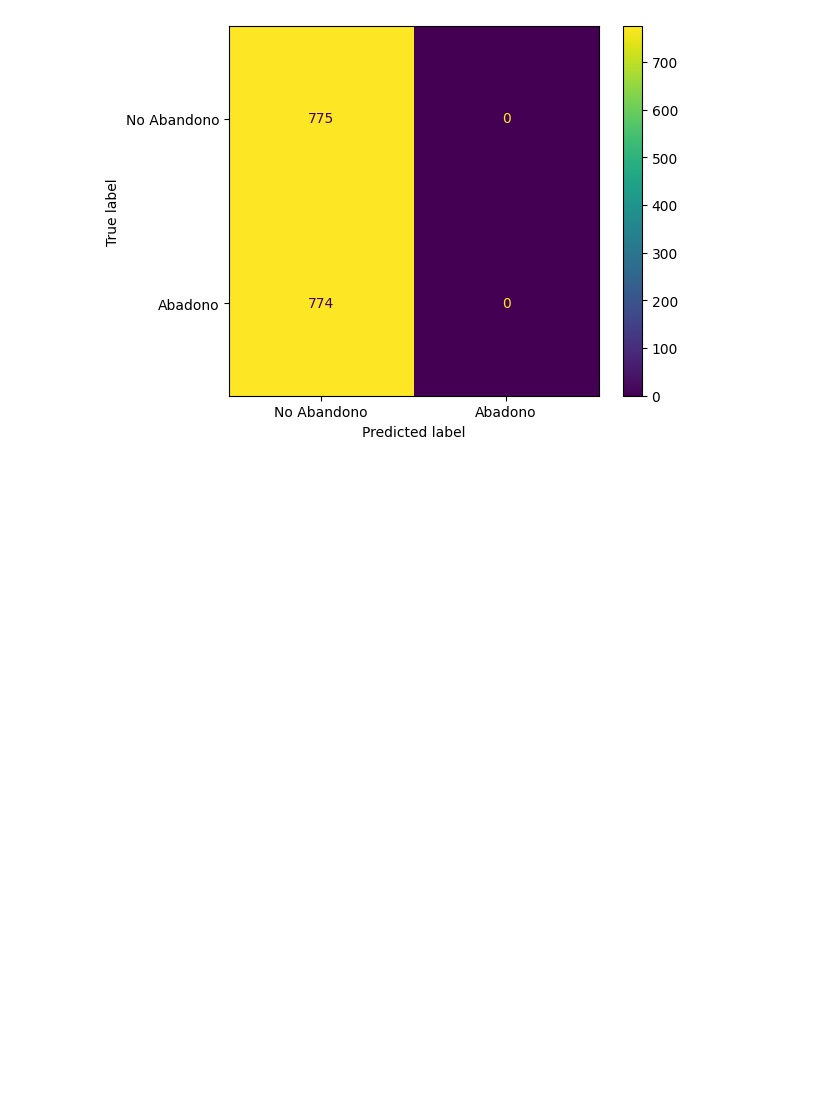
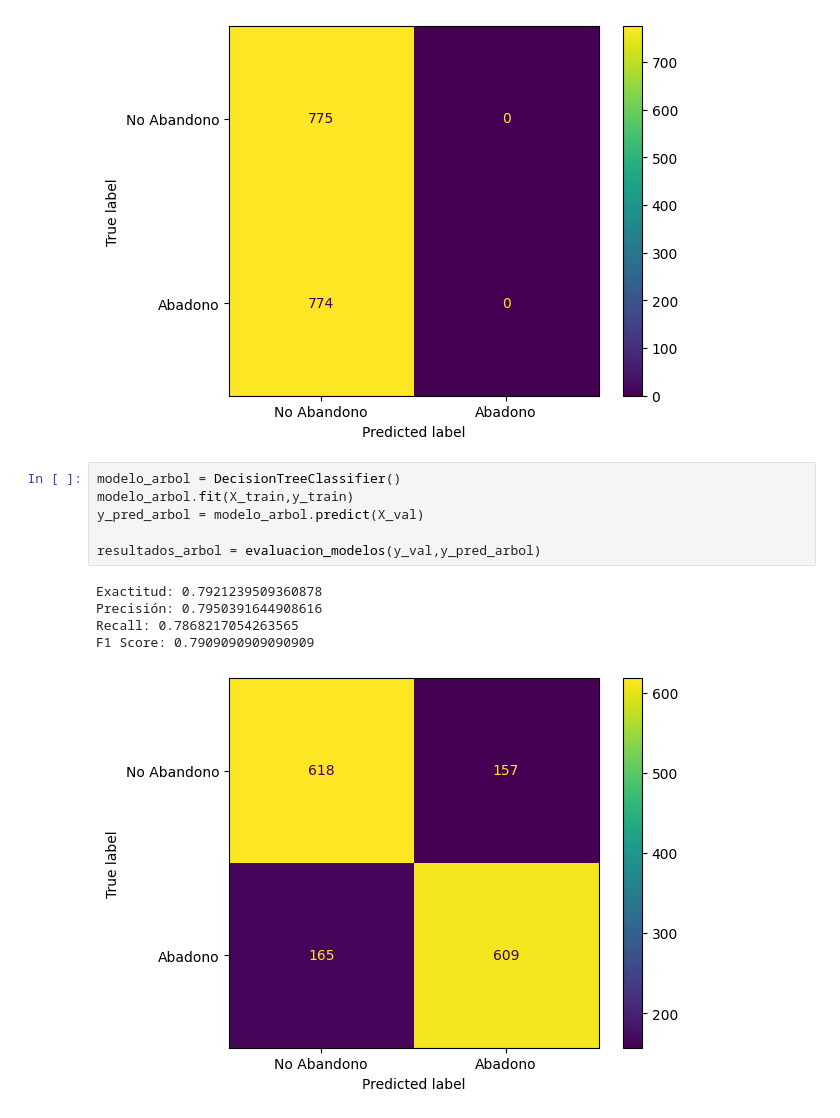
Before and after one commit to ErikGzz03TEC/Challenge_Telecom_X_parte_2, a Jupyter notebook: Challenge_TelecomX_2.ipynb, the cells around one changed output. Cells and saved outputs as stored; diff of their text form; blank space fills up the shorter version.

Commit message:
modelos creados

```diff
--- a/Challenge_TelecomX_2.ipynb
+++ b/Challenge_TelecomX_2.ipynb
@@ -644,3 +591,15 @@ Recall: 0.0
 F1 Score: 0.0
 Precision is ill-defined and being set to 0.0 due to no predicted samples. Use `zero_division` parameter to control this behavior.
 [figure]
+# %%
+modelo_arbol = DecisionTreeClassifier()
+modelo_arbol.fit(X_train,y_train)
+y_pred_arbol = modelo_arbol.predict(X_val)
+
+resultados_arbol = evaluacion_modelos(y_val,y_pred_arbol)
+# %% [output]
+Exactitud: 0.7921239509360878
+Precisión: 0.7950391644908616
+Recall: 0.7868217054263565
+F1 Score: 0.7909090909090909
+[figure, added]
```
Also changed, not shown: parts of 11 cells of this notebook.
